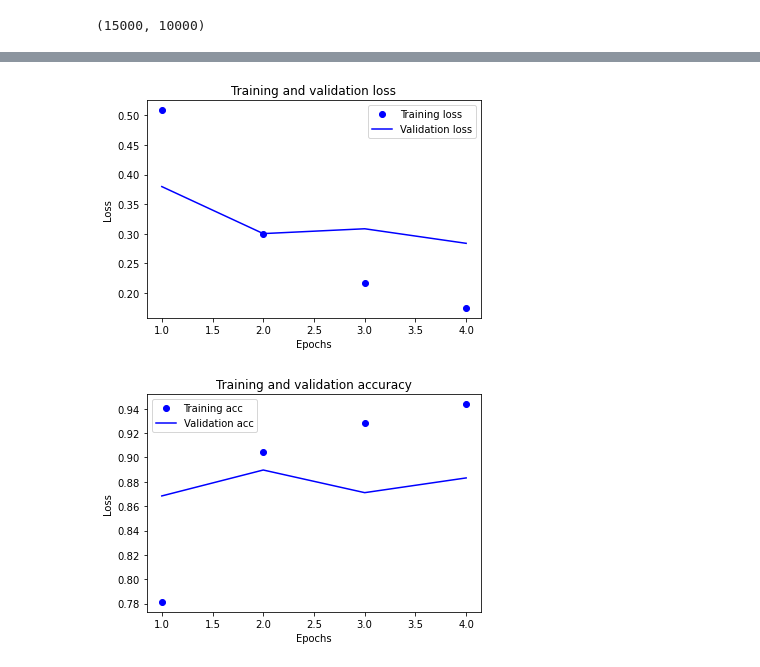
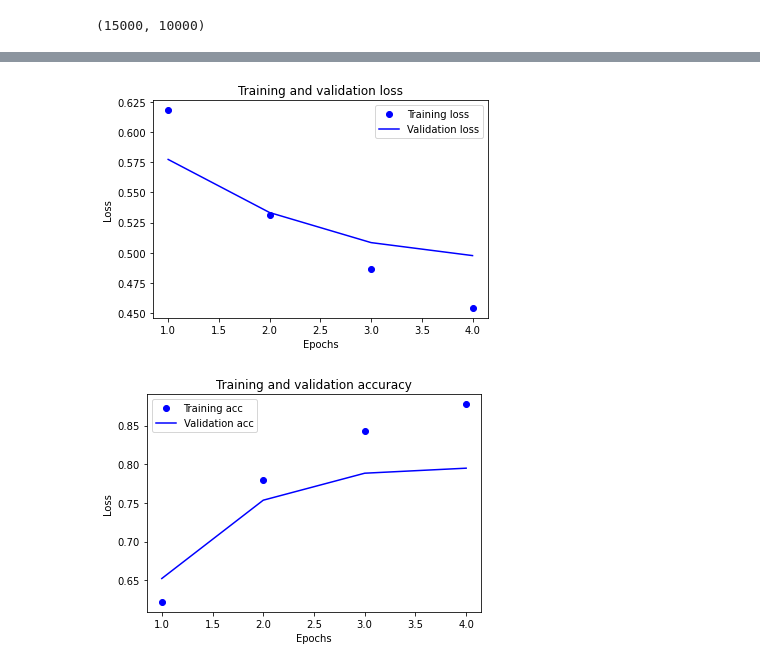
Before and after one commit to safwah97/Deep-Learning, a Jupyter notebook: imdb classification.ipynb, the cells around one changed output, grey strips where cells are left out. Drawn from its saved outputs; the diff is of its cells as text; code cells hidden in the pictures.

```diff
--- a/imdb classification.ipynb
+++ b/imdb classification.ipynb
@@ -26,10 +26,10 @@ y_test
 # %% [output]
 array([0., 1., 1., ..., 0., 0., 0.], dtype=float32)
 # %%
-from keras import models
-from keras import layers
+from tensorflow.keras import models
+from tensorflow.keras import layers
 model=models.Sequential()
-model.add(layers.Dense(16, activation='relu', input_shape=(10000,)))
-model.add(layers.Dense(16,activation='relu'))
+model.add(layers.Dense(4, activation='relu', input_shape=(10000,)))
+model.add(layers.Dense(4,activation='relu'))
 model.add(layers.Dense(1,activation='sigmoid'))
 # %% [output]
@@ -78,20 +78,20 @@ plt.ylabel('Loss')
 plt.legend()
 plt.show()
 # %% [output]
-[figure, old version]
+[figure, new version]
 # %%
 plt.clf()
-acc_values = history_dict['accuracy']
-val_acc_values = history_dict['val_accuracy']
+acc_values = history_dict['acc']
+val_acc_values = history_dict['val_acc']
 plt.plot(epochs, acc_values, 'bo', label='Training acc')
 plt.plot(epochs, val_acc_values, 'b', label='Validation acc')
 plt.title('Training and validation accuracy')
 plt.xlabel('Epochs')
 plt.ylabel('Loss')
 plt.legend()
 plt.show()
 # %% [output]
-[figure, old version]
+[figure, new version]
 # %%
 results = model.evaluate(x_test, y_test)
 results
```
Also changed, not shown: parts of 4 cells of this notebook.
